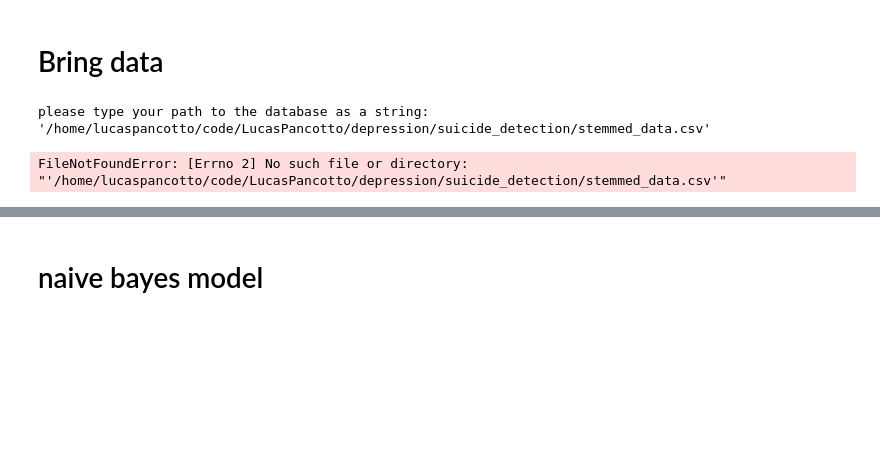
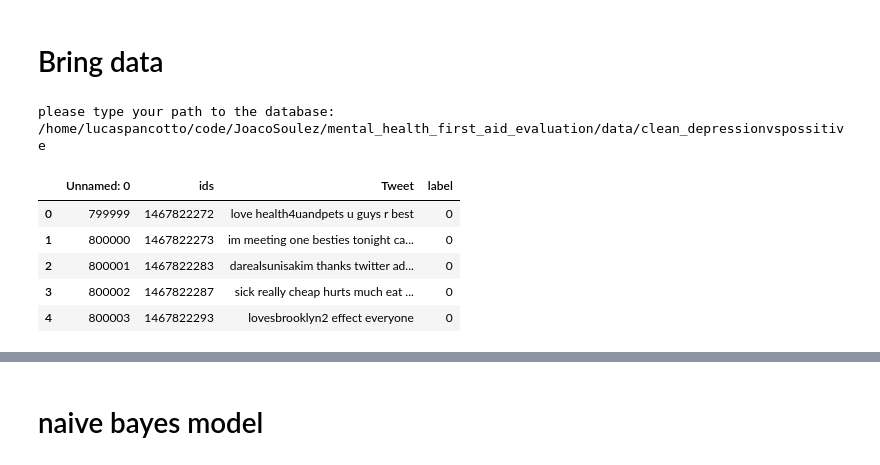
Before and after one commit to JoacoSoulez/Smart-Detector-of-Depressive-Disorder, a Jupyter notebook: notebooks/naive_bayes_basemodel.ipynb, the cells around one changed output, grey strips where cells are left out. Drawn from its saved outputs; the diff is of its cells as text; code cells hidden in the pictures; blank space fills up the shorter version.

```diff
--- a/notebooks/naive_bayes_basemodel.ipynb
+++ b/notebooks/naive_bayes_basemodel.ipynb
@@ -7,9 +7,16 @@ import matplotlib.pyplot as plt
 import seaborn as sns
 # %%
 #bring your data!
-path = input('please type your path to the database as a string: ')
+path = input('please type your path to the database: ')
 data = pd.read_csv(f'{path}')
 data.head()
+
+#/home/lucaspancotto/code/JoacoSoulez/mental_health_first_aid_evaluation/data/clean_depressionvspossitive
 # %% [output]
-please type your path to the database as a string: '/home/lucaspancotto/code/LucasPancotto/depression/suicide_detection/stemmed_data.csv'
+please type your path to the database: /home/lucaspancotto/code/JoacoSoulez/mental_health_first_aid_evaluation/data/clean_depressionvspossitive
-FileNotFoundError: [Errno 2] No such file or directory: "'/home/lucaspancotto/code/LucasPancotto/depression/suicide_detection/stemmed_data.csv'"
+|  | Unnamed: 0 | ids | Tweet | label |
+| 0 | 799999 | 1467822272 | love health4uandpets u guys r best | 0 |
+| 1 | 800000 | 1467822273 | im meeting one besties tonight ca... | 0 |
+| 2 | 800001 | 1467822283 | darealsunisakim thanks twitter ad... | 0 |
+| 3 | 800002 | 1467822287 | sick really cheap hurts much eat ... | 0 |
+| 4 | 800003 | 1467822293 | lovesbrooklyn2 effect everyone | 0 |
```
Also changed, not shown: parts of 38 cells of this notebook.
